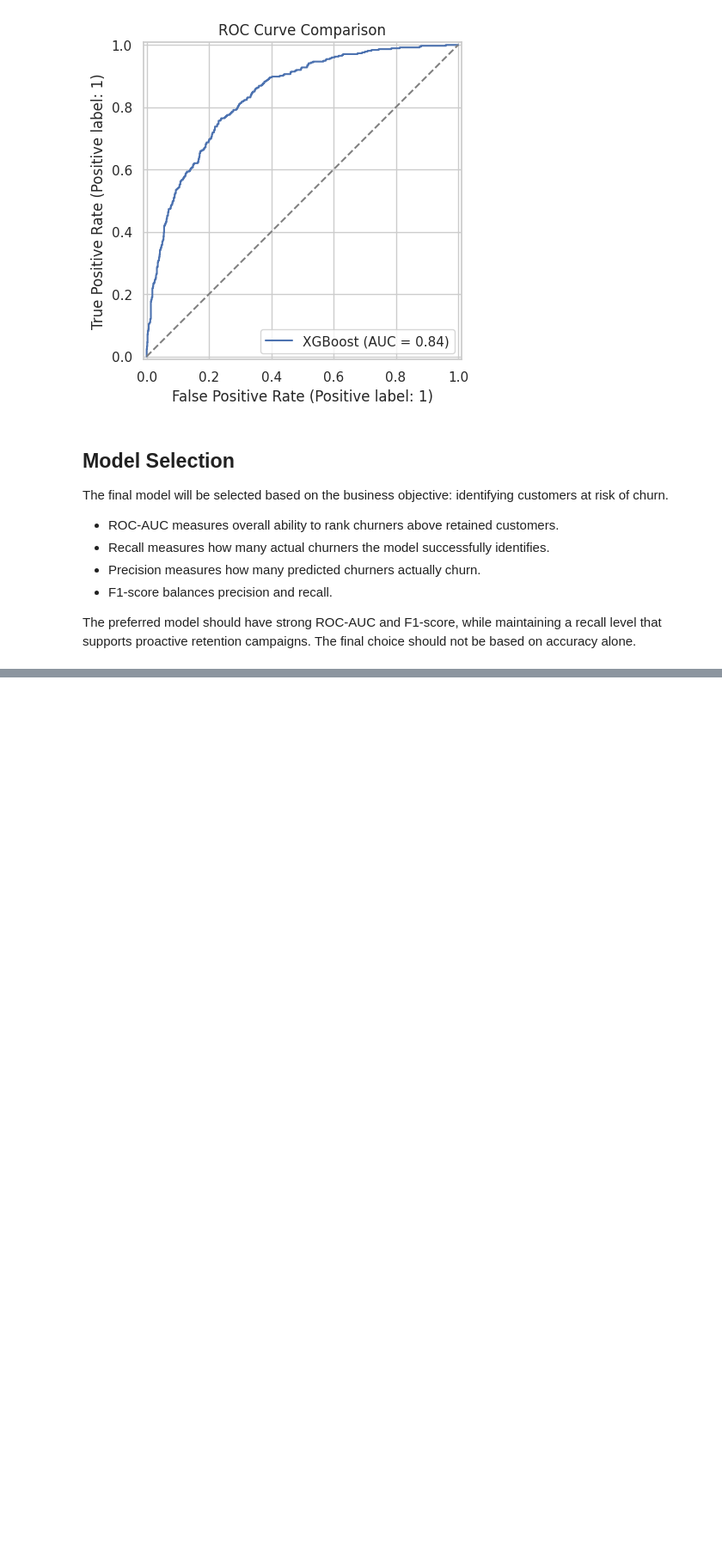
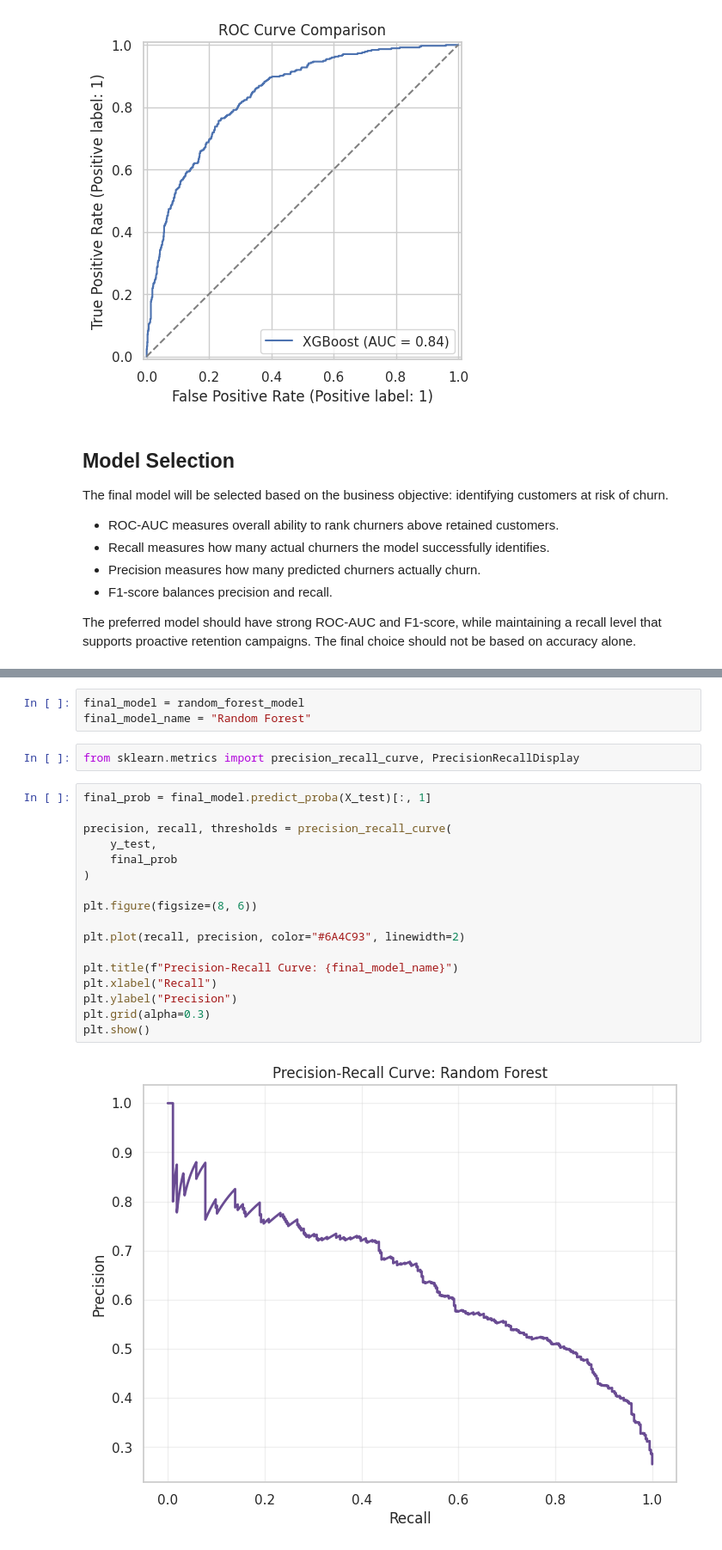
Before and after one commit to Sambuddha10/telco-churn-prediction, a Jupyter notebook: notebooks/01_eda_and_data_cleaning.ipynb, the cells around one changed output, grey strips where cells are left out. Shown at 86% size. Saved outputs shown, nothing was run; the diff lists cells and outputs as text; blank space fills up the shorter version.

Commit message:
Add threshold tuning and model explainability

```diff
--- a/notebooks/01_eda_and_data_cleaning.ipynb
+++ b/notebooks/01_eda_and_data_cleaning.ipynb
@@ -786,0 +800,24 @@ The preferred model should have strong ROC-AUC and F1-score, while maintaining a
+# %%
+final_model = random_forest_model
+final_model_name = "Random Forest"
+# %%
+from sklearn.metrics import precision_recall_curve, PrecisionRecallDisplay
+# %%
+final_prob = final_model.predict_proba(X_test)[:, 1]
+
+precision, recall, thresholds = precision_recall_curve(
+    y_test,
+    final_prob
+)
+
+plt.figure(figsize=(8, 6))
+
+plt.plot(recall, precision, color="#6A4C93", linewidth=2)
+
+plt.title(f"Precision-Recall Curve: {final_model_name}")
+plt.xlabel("Recall")
+plt.ylabel("Precision")
+plt.grid(alpha=0.3)
+plt.show()
+# %% [output]
+[figure, added]
```
Also changed, not shown: parts of 14 cells of this notebook.
